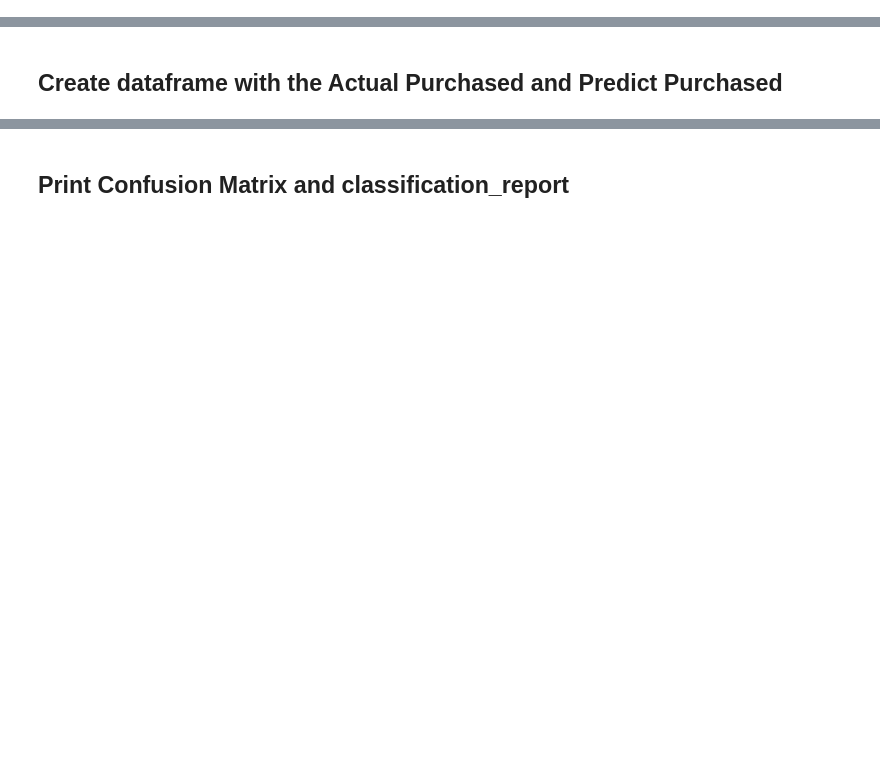
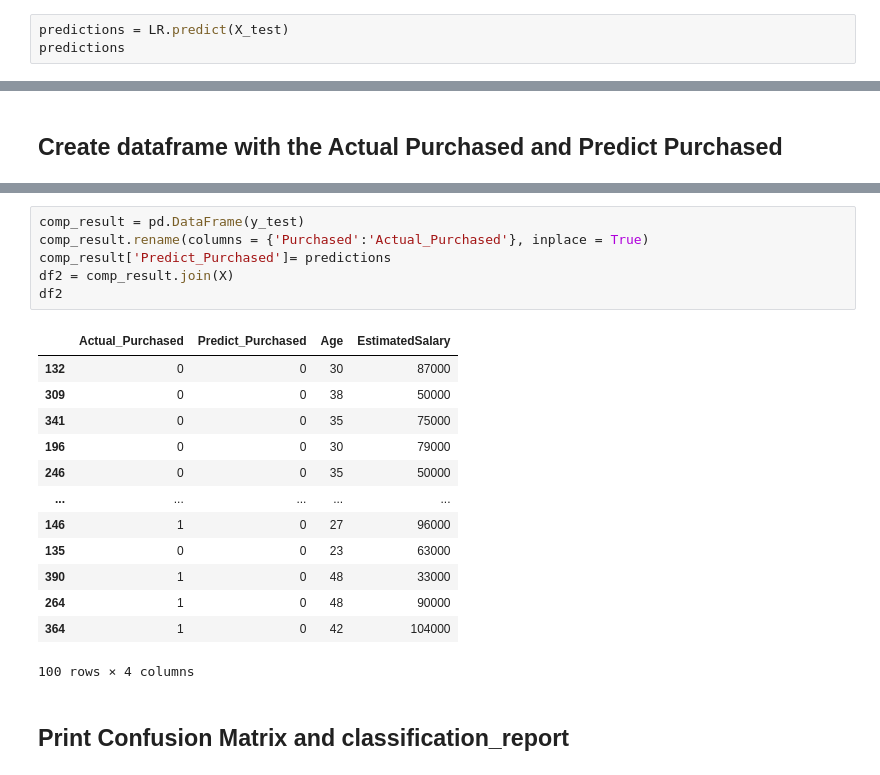
Before and after one commit to Tuwaiq-Data-Science-Bootcamp-V4/Logistic-Regression-Lab, a Jupyter notebook: LogisticRegression_Assignment.ipynb, the cells around one changed output, grey strips where cells are left out. Cells and saved outputs as stored; diff of their text form; blank space fills up the shorter version.

```diff
--- a/LogisticRegression_Assignment.ipynb
+++ b/LogisticRegression_Assignment.ipynb
@@ -57,0 +77,3 @@ Name: Purchased, dtype: int64
+# %%
+predictions = LR.predict(X_test)
+predictions
@@ -80,2 +88,22 @@ dtype: int64
+# %%
+comp_result = pd.DataFrame(y_test)
+comp_result.rename(columns = {'Purchased':'Actual_Purchased'}, inplace = True)
+comp_result['Predict_Purchased']= predictions
+df2 = comp_result.join(X)
+df2
+# %% [output]
+|  | Actual_Purchased | Predict_Purchased | Age | EstimatedSalary |
+| 132 | 0 | 0 | 30 | 87000 |
+| 309 | 0 | 0 | 38 | 50000 |
+| 341 | 0 | 0 | 35 | 75000 |
+| 196 | 0 | 0 | 30 | 79000 |
+| 246 | 0 | 0 | 35 | 50000 |
+| ... | ... | ... | ... | ... |
+| 146 | 1 | 0 | 27 | 96000 |
+| 135 | 0 | 0 | 23 | 63000 |
+| 390 | 1 | 0 | 48 | 33000 |
+| 264 | 1 | 0 | 48 | 90000 |
+| 364 | 1 | 0 | 42 | 104000 |
+100 rows × 4 columns
 # %% [markdown]
 ## Print Confusion Matrix and classification_report
```
Also changed, not shown: parts of 31 cells of this notebook.
